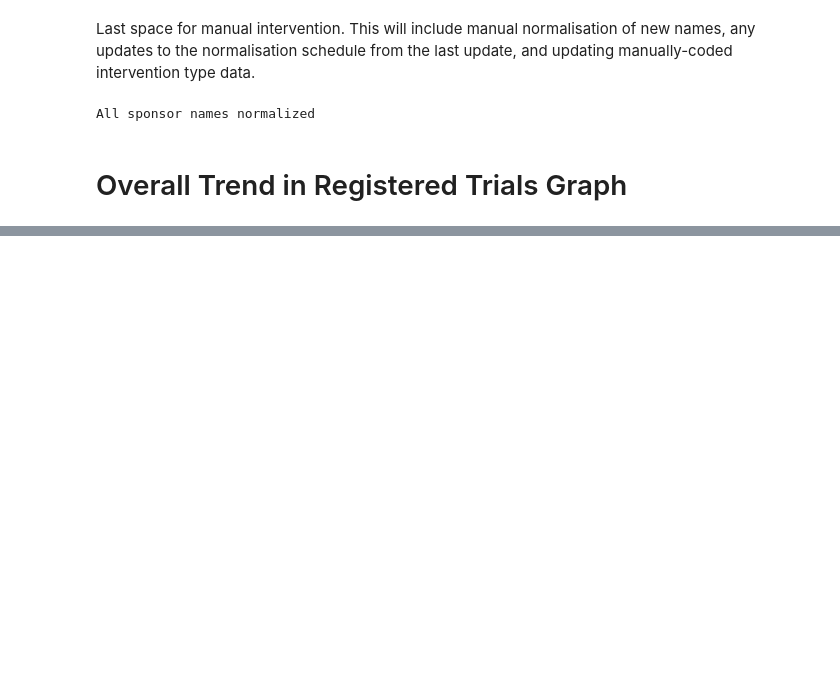
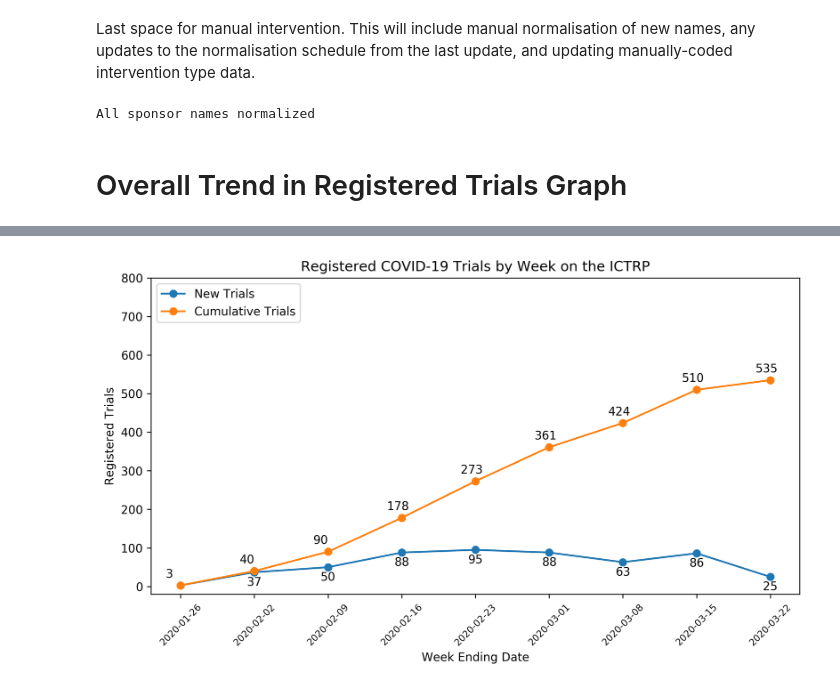
Before and after one commit to ebmdatalab/covid_trials_tracker-covid, a Jupyter notebook: notebooks/ictrp_data_handling.ipynb, the cells around one changed output, grey strips where cells are left out. Cells and saved outputs as stored; diff of their text form; code cells hidden in the pictures; blank space fills up the shorter version.

```diff
--- a/notebooks/ictrp_data_handling.ipynb
+++ b/notebooks/ictrp_data_handling.ipynb
@@ -334,12 +313,9 @@ df_final.head()
 # %% [markdown]
 # Overall Trend in Registered Trials Graph
 # %%
-just_reg = df_final[['trialid', 'date_registration']].reset_index(drop=True)
+#just_reg = df_final[['trialid', 'date_registration']].reset_index(drop=True)
+just_reg = mar18[['trialid', 'date_registration']].reset_index(drop=True)
+just_reg['date_registration'] = pd.to_datetime(just_reg['date_registration'], format='%d/%m/%Y')
 
 #catch old registrations that were expanded to include COVID, we can get rid of these for now
 just_reg = just_reg[just_reg['date_registration'] >= pd.Timestamp(2020,1,1)].reset_index(drop=True)
-just_reg.index = just_reg['date_registration']
-
-
-grouped = just_reg.resample('W').count()
-cumsum = grouped.cumsum()
@@ -348,31 +360,33 @@ import matplotlib.pyplot as plt
 
 labels = []
 
 for x in list(grouped.index):
     labels.append(str(x.date()))
 
 x_pos = [i for i, _ in enumerate(labels)]
 
 fig, ax = plt.subplots(figsize=(10,5), dpi = 300)
 
 l1 = plt.plot(x_pos, grouped['trialid'], marker = 'o')
 l2 = plt.plot(x_pos, cumsum['trialid'], marker = 'o')
 
 for i, j in zip(x_pos[1:], grouped['trialid'].tolist()[1:]):
     ax.annotate(str(j), (i,j), xytext = (i-.1, j-35))
 
 for i, j in zip(x_pos, cumsum['trialid']):
     ax.annotate(str(j), (i,j), xytext = (i-.2, j+20))
 
 
 gr = grouped['trialid'].to_list()
 cs = cumsum['trialid'].to_list()
 
 plt.xticks(x_pos, labels, rotation=45, fontsize=8)
-plt.ylim(-20,600)
+plt.ylim(-20,800)
 plt.xlabel('Week Ending Date')
 plt.ylabel('Registered Trials')
 plt.title('Registered COVID-19 Trials by Week on the ICTRP')
 plt.legend(('New Trials', 'Cumulative Trials'), loc=2)
 #plt.savefig(f'trial_count_{last_extract_date}.png')
 plt.show()
+# %% [output]
+[figure, added]
```
Also changed, not shown: parts of 11 cells of this notebook, 8 other files.
